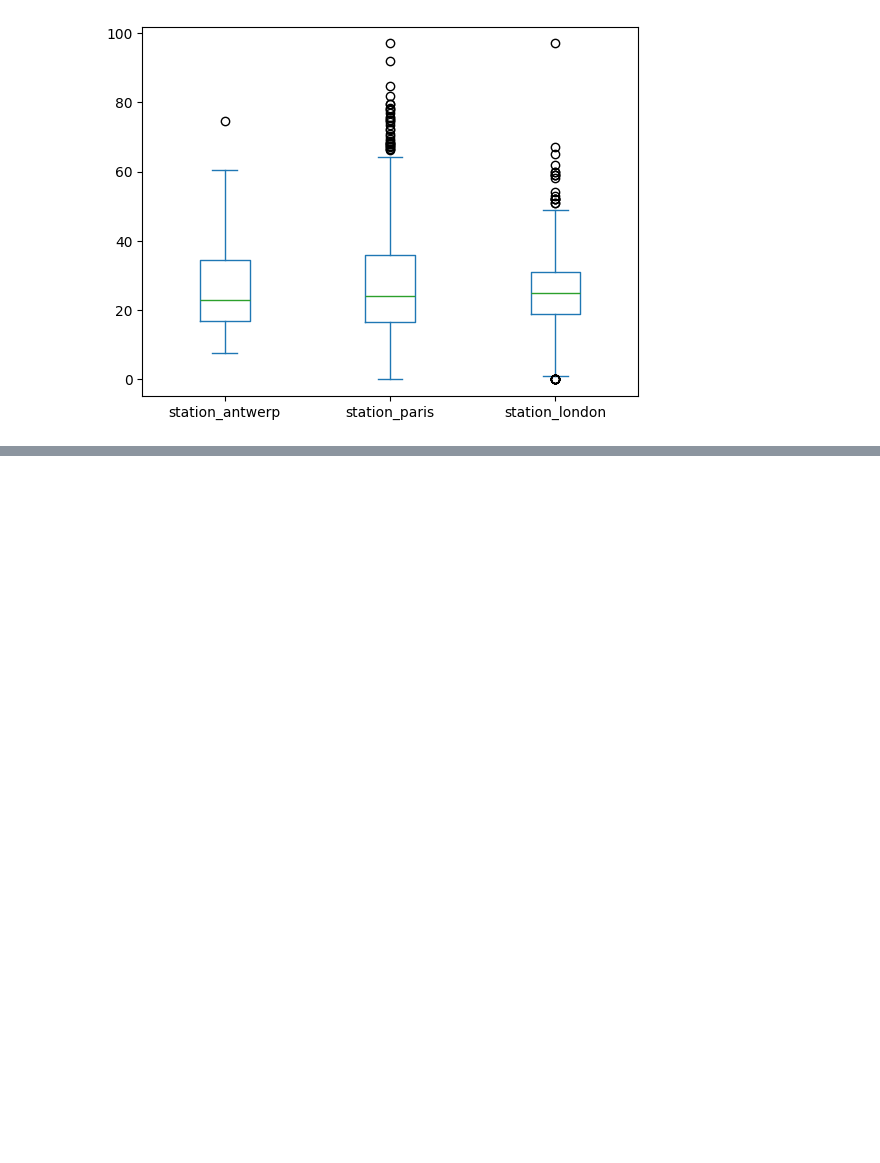
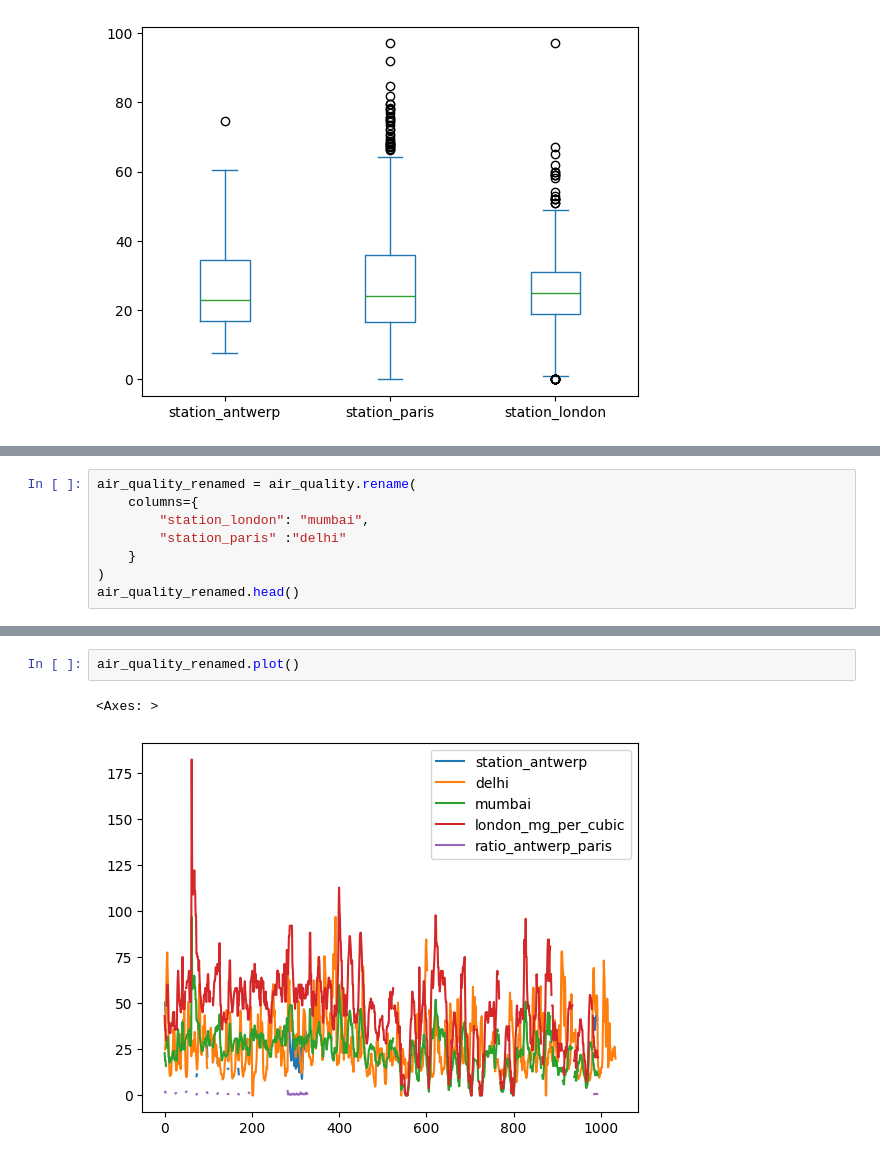
Before and after one commit to harsh-suman5/python-for-youtube, a Jupyter notebook: pandas_tutorials/new2.ipynb, the cells around one changed output, grey strips where cells are left out. Drawn from its saved outputs; the diff is of its cells as text; blank space fills up the shorter version.

```diff
--- a/pandas_tutorials/new2.ipynb
+++ b/pandas_tutorials/new2.ipynb
@@ -44,0 +75,8 @@ air_quality.plot.box()
+# %%
+air_quality_renamed = air_quality.rename(
+    columns={
+        "station_london": "mumbai",
+        "station_paris" :"delhi"
+    }
+)
+air_quality_renamed.head()
@@ -44,0 +99,5 @@ air_quality.plot.box()
+# %%
+air_quality_renamed.plot()
+# %% [output]
+<Axes: >
+[figure, added]
```
Also changed, not shown: parts of 8 cells of this notebook.
